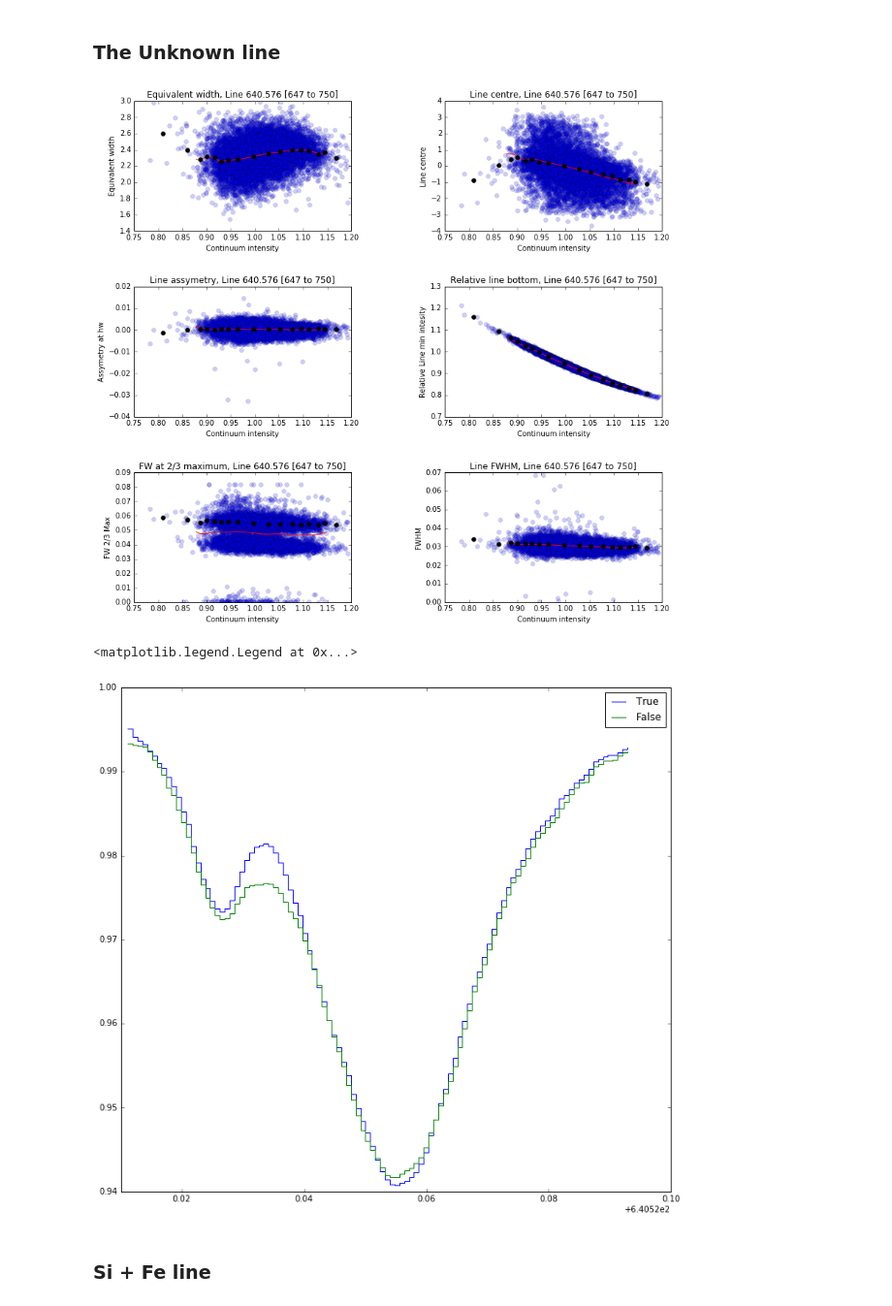
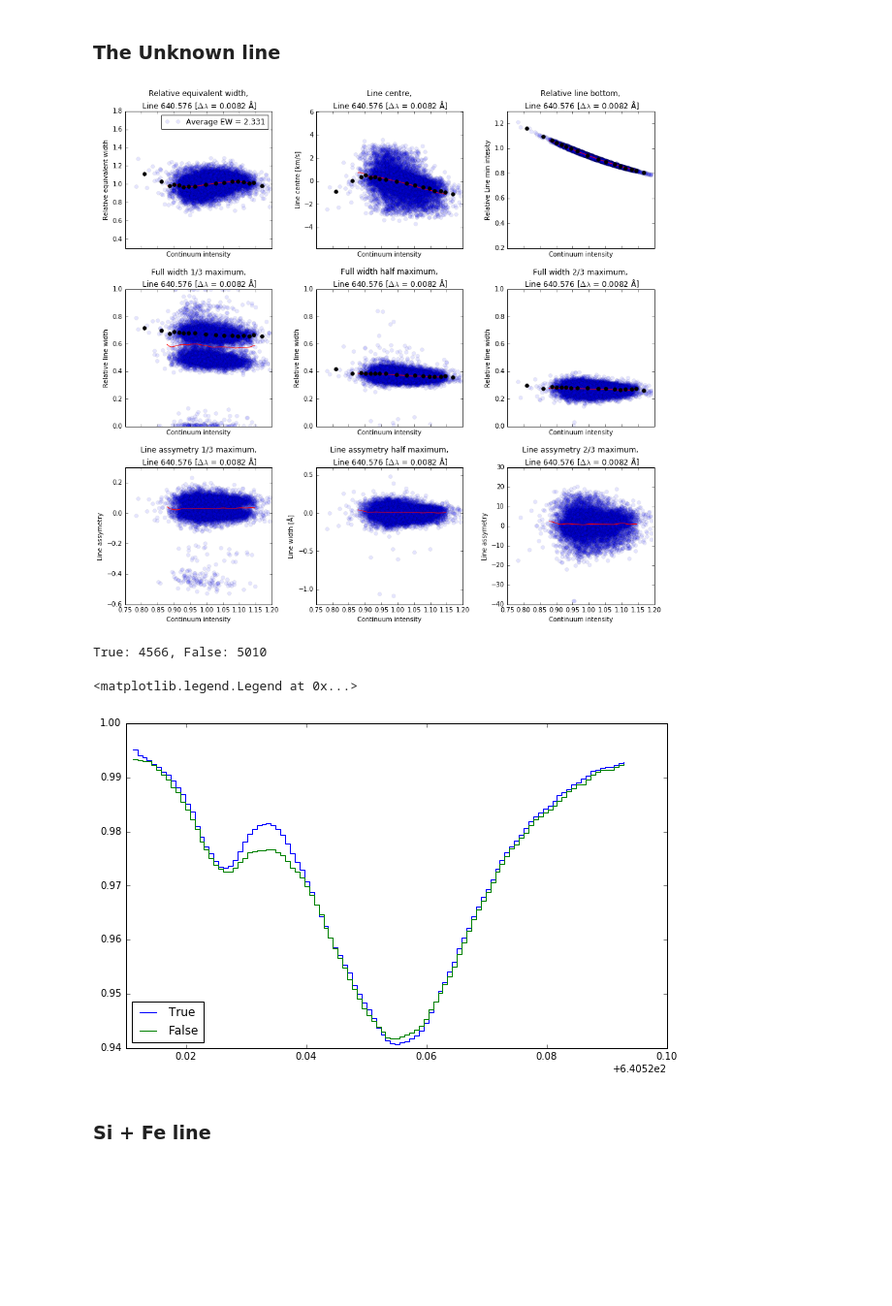
Before and after one commit to Tobychev/Danspectra, a Jupyter notebook: 6405_region-Splines.ipynb, the cells around one changed output. Shown at 97% size. Cells and saved outputs as stored; diff of their text form; code cells hidden in the pictures; blank space fills up the shorter version.

```diff
--- a/6405_region-Splines.ipynb
+++ b/6405_region-Splines.ipynb
@@ -104,10 +107,9 @@ This has been calculated and is presented as the equivalent width below.
 # %% [markdown]
 ### FeI line
 # %%
-pl.rcParams["figure.figsize"] = (12,11)
+pl.rcParams["figure.figsize"] = (15,14)
+#binFeI = bn.binspec(s6405_t5p,mesFeI[:,cont],mesFeI[:,cont],method="blocks")
+#mesFeIbin = FeI.measure_on_block(s6405_t5p,binFeI.binned[:,FeI.idx],binFeI.con)
 
-binFeI = bn.binspec(s6405_t5p,mesFeI[:,cont],mesFeI[:,cont],method="blocks")
-mesFeIbin = FeI.measure_on_block(s6405_t5p,binFeI.binned[:,FeI.idx],binFeI.con)
-
-vis.plot_linemap_spline(mesFeI,FeI,mesbin=mesFeIbin)
+vis.spline_linemap(mesFeI,FeI,mesbin=mesFeIbin)
 # %% [output]
@@ -115,21 +117,24 @@ vis.plot_linemap_spline(mesFeI,FeI,mesbin=mesFeIbin)
 # %% [markdown]
 ### The Unknown line
 # %%
-pl.rcParams["figure.figsize"] = (12,11)
-binMyst = bn.binspec(s6405_t5p,mesmyst[:,cont],mesmyst[:,cont],method="blocks")
-mesMystbin = myst.measure_on_block(s6405_t5p,binMyst.binned[:,myst.idx],binMyst.con)
+pl.rcParams["figure.figsize"] = (15,14)
+#binMyst = bn.binspec(s6405_t5p,mesmyst[:,cont],mesmyst[:,cont],method="blocks")
+#mesMystbin = myst.measure_on_block(s6405_t5p,binMyst.binned[:,myst.idx],binMyst.con)
 
-vis.plot_linemap_spline(mesmyst,myst,mesbin=mesMystbin)
+vis.spline_linemap(mesmyst,myst,mesbin=mesMystbin)
 # %% [output]
-[figure, old version]
+[figure, new version]
 # %%
-MystFWHMgt04 = bn.binspec(s6405_t5p,mesmyst[:,cont], (mesmyst[:,fw23] < 0.05) )
-pl.step(s6405_t5p.lmbd[myst.idx],MystFWHMgt04.binned[0,myst.idx],label="True")
-pl.step(s6405_t5p.lmbd[myst.idx],MystFWHMgt04.binned[1,myst.idx],label="False")
+pl.rcParams["figure.figsize"] = (10,6)
+MystSplits = bn.binspec(s6405_t5p,mesmyst[:,cont], (mesmyst[:,fw13]/myst.width < 0.6) )
+print("True: {}, False: {}".format(MystSplits.counts[0],MystSplits.counts[1]))
+pl.step(s6405_t5p.lmbd[myst.idx],MystSplits.binned[0,myst.idx],label="True")
+pl.step(s6405_t5p.lmbd[myst.idx],MystSplits.binned[1,myst.idx],label="False")
 pl.legend(loc="best")
 # %% [output]
-<matplotlib.legend.Legend at 0x...>
+True: 4566, False: 5010
+<matplotlib.legend.Legend at 0x...>
-[figure, old version]
+[figure, new version]
 # %% [markdown]
 ### Si + Fe line
 # %%
```
Also changed, not shown: parts of 8 cells of this notebook, 1 other file.
